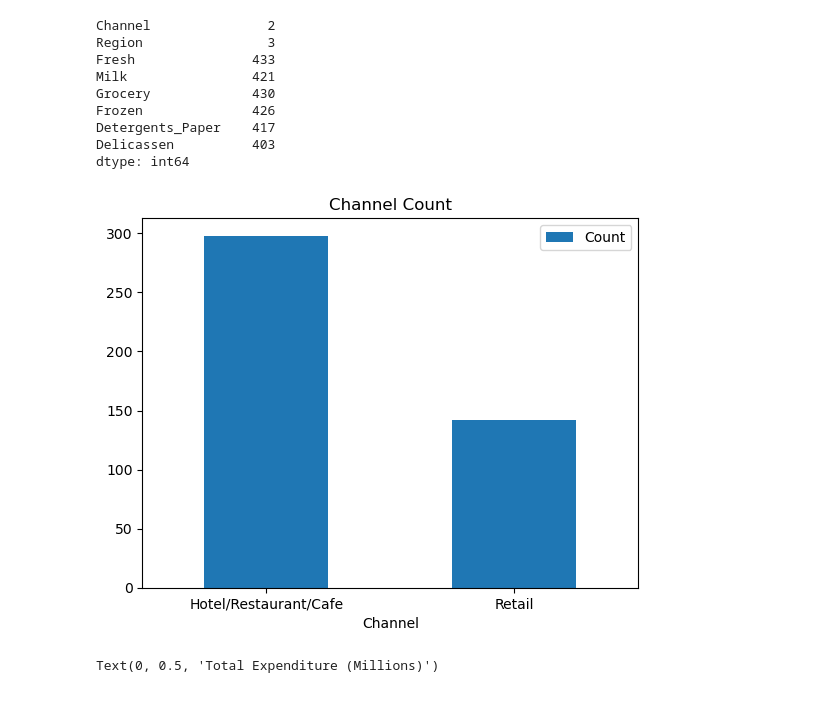
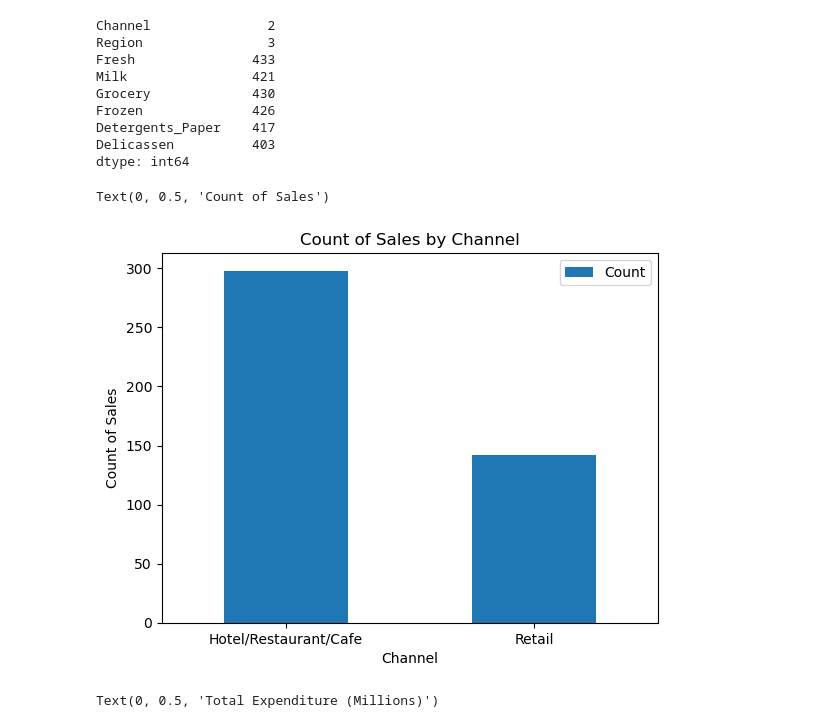
Before and after one commit to SBangarh/ml-project-unsupervised-learning, a Jupyter notebook: Unsupervised Learning - Project.ipynb, the cells around one changed output. Saved outputs shown, nothing was run; the diff lists cells and outputs as text; code cells hidden in the pictures.

```diff
--- a/Unsupervised Learning - Project.ipynb
+++ b/Unsupervised Learning - Project.ipynb
@@ -197,15 +197,17 @@ region_dict = {1: 'Lisnon', 2: 'Oproto', 3: 'Other'}
 # %%
 #count of channel
 
 #change numerical labels to categorical for this purpose
 
 channels = pd.DataFrame(copy_data['Channel'].value_counts())
 channels = channels.reset_index().rename(columns={'index': 'Channel', 'Channel': 'Count'})
 channels = channels.replace(channel_dict)
 
-channel_graph = channels.plot.bar('Channel', 'Count', title='Channel Count', rot=0)
+channel_graph = channels.plot.bar('Channel', 'Count', title='Count of Sales by Channel', rot=0)
+channel_graph.set_ylabel('Count of Sales')
 # %% [output]
+Text(0, 0.5, 'Count of Sales')
-[figure, old version]
+[figure, new version]
 # %%
 #drop region as irrelevent right now
 channel_spend = copy_data.drop('Region', axis=1)
```
Also changed, not shown: parts of 5 cells of this notebook.
